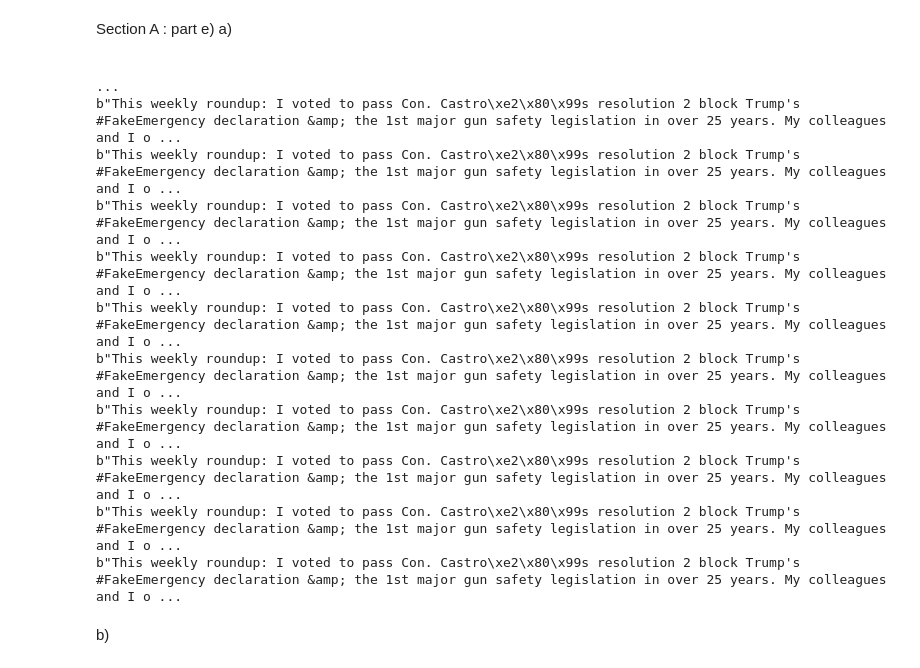
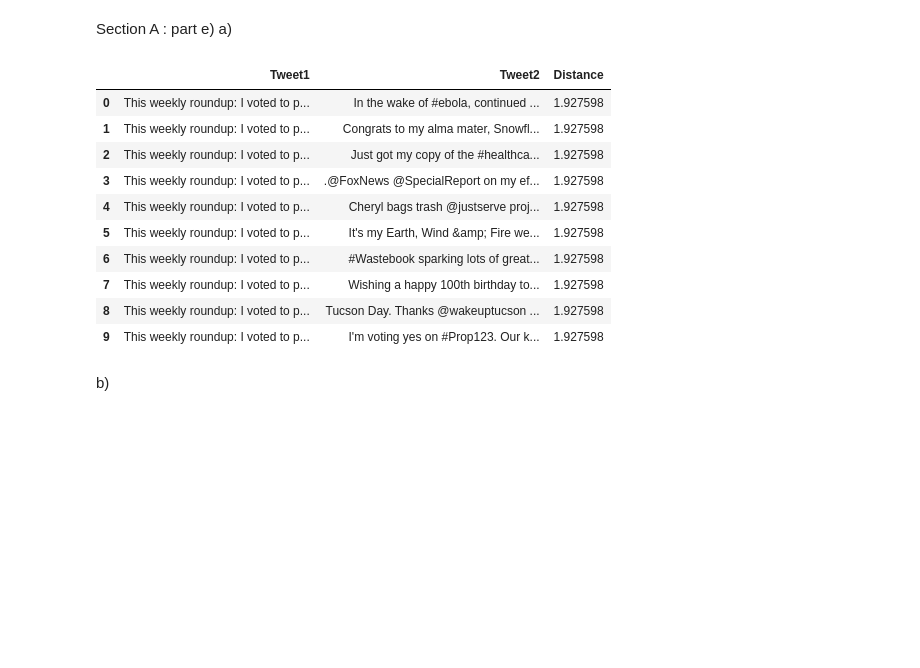
Before and after one commit to shyamc757/regression_modeling_of_political_ideology, a Jupyter notebook: descriptive.ipynb, the cells around one changed output. Drawn from its saved outputs; the diff is of its cells as text; code cells hidden in the pictures; blank space fills up the shorter version.

```diff
--- a/descriptive.ipynb
+++ b/descriptive.ipynb
@@ -389,45 +410,50 @@ def get_most_distant_pair():
 
     # Return the most distant pair of points and their distance
     return most_distant_pair
 
 # Get the most distant pair of points along both dimensions
 most_distant_pair = get_most_distant_pair()
 
 # Extract the actual values of the most distant points
 point1_values = dim_cols[most_distant_pair[0]]
 point2_values = dim_cols[most_distant_pair[1]]
 
 # Find all rows in the original dataframe where dim1 and dim2 match the most distant pair
 df_matching_point1 = df_training[(df_training['dim1_nominate'] == point1_values[0]) & (df_training['dim2_nominate'] == point1_values[1])]
 df_matching_point2 = df_training[(df_training['dim1_nominate'] == point2_values[0]) & (df_training['dim2_nominate'] == point2_values[1])]
 
 # Get the first 10 pairs of tweets
 tweet_pairs_data = []
 
 # Use itertools.product to find all possible combinations between the two dataframes
 pairs = list(product(df_matching_point1['full_text'].head(10), df_matching_point2['full_text'].head(10)))
 
 # Store the first 10 pairs of tweets and their distance
 for tweet1, tweet2 in pairs[:10]:
     tweet_pairs_data.append((tweet1, tweet2, most_distant_pair[2]))
 
 # Convert the tweet pairs and distances to a DataFrame
 df_tweet_pairs = pd.DataFrame(tweet_pairs_data, columns=['Tweet1', 'Tweet2', 'Distance'])
 
+pd.set_option('display.max_colwidth', None)
+
+# Wrap the text for better readability
+df_tweet_pairs['Tweet1'] = df_tweet_pairs['Tweet1'].apply(lambda x: '\n'.join([x[i:i+50] for i in range(0, len(x), 50)]))
+df_tweet_pairs['Tweet2'] = df_tweet_pairs['Tweet2'].apply(lambda x: '\n'.join([x[i:i+50] for i in range(0, len(x), 50)]))
 # Print the result as a table
-print(df_tweet_pairs.to_string(index=False))
+df_tweet_pairs
 # %% [output]
-                                                                                                                                                                                                         ...
-b"This weekly roundup: I voted to pass Con. Castro\xe2\x80\x99s resolution 2 block Trump's #FakeEmergency declaration &amp; the 1st major gun safety legislation in over 25 years. My colleagues and I o ...
-b"This weekly roundup: I voted to pass Con. Castro\xe2\x80\x99s resolution 2 block Trump's #FakeEmergency declaration &amp; the 1st major gun safety legislation in over 25 years. My colleagues and I o ...
-b"This weekly roundup: I voted to pass Con. Castro\xe2\x80\x99s resolution 2 block Trump's #FakeEmergency declaration &amp; the 1st major gun safety legislation in over 25 years. My colleagues and I o ...
-b"This weekly roundup: I voted to pass Con. Castro\xe2\x80\x99s resolution 2 block Trump's #FakeEmergency declaration &amp; the 1st major gun safety legislation in over 25 years. My colleagues and I o ...
-b"This weekly roundup: I voted to pass Con. Castro\xe2\x80\x99s resolution 2 block Trump's #FakeEmergency declaration &amp; the 1st major gun safety legislation in over 25 years. My colleagues and I o ...
-b"This weekly roundup: I voted to pass Con. Castro\xe2\x80\x99s resolution 2 block Trump's #FakeEmergency declaration &amp; the 1st major gun safety legislation in over 25 years. My colleagues and I o ...
-b"This weekly roundup: I voted to pass Con. Castro\xe2\x80\x99s resolution 2 block Trump's #FakeEmergency declaration &amp; the 1st major gun safety legislation in over 25 years. My colleagues and I o ...
-b"This weekly roundup: I voted to pass Con. Castro\xe2\x80\x99s resolution 2 block Trump's #FakeEmergency declaration &amp; the 1st major gun safety legislation in over 25 years. My colleagues and I o ...
-b"This weekly roundup: I voted to pass Con. Castro\xe2\x80\x99s resolution 2 block Trump's #FakeEmergency declaration &amp; the 1st major gun safety legislation in over 25 years. My colleagues and I o ...
-b"This weekly roundup: I voted to pass Con. Castro\xe2\x80\x99s resolution 2 block Trump's #FakeEmergency declaration &amp; the 1st major gun safety legislation in over 25 years. My colleagues and I o ...
+|  | Tweet1 | Tweet2 | Distance |
+| 0 | This weekly roundup: I voted to p... | In the wake of #ebola, continued ... | 1.927598 |
+| 1 | This weekly roundup: I voted to p... | Congrats to my alma mater, Snowfl... | 1.927598 |
+| 2 | This weekly roundup: I voted to p... | Just got my copy of the #healthca... | 1.927598 |
+| 3 | This weekly roundup: I voted to p... | .@FoxNews @SpecialReport on my ef... | 1.927598 |
+| 4 | This weekly roundup: I voted to p... | Cheryl bags trash @justserve proj... | 1.927598 |
+| 5 | This weekly roundup: I voted to p... | It's my Earth, Wind &amp; Fire we... | 1.927598 |
+| 6 | This weekly roundup: I voted to p... | #Wastebook sparking lots of great... | 1.927598 |
+| 7 | This weekly roundup: I voted to p... | Wishing a happy 100th birthday to... | 1.927598 |
+| 8 | This weekly roundup: I voted to p... | Tucson Day. Thanks @wakeuptucson ... | 1.927598 |
+| 9 | This weekly roundup: I voted to p... | I'm voting yes on #Prop123. Our k... | 1.927598 |
 # %% [markdown]
 b)
 # %%
```
Also changed, not shown: parts of 6 cells of this notebook.
